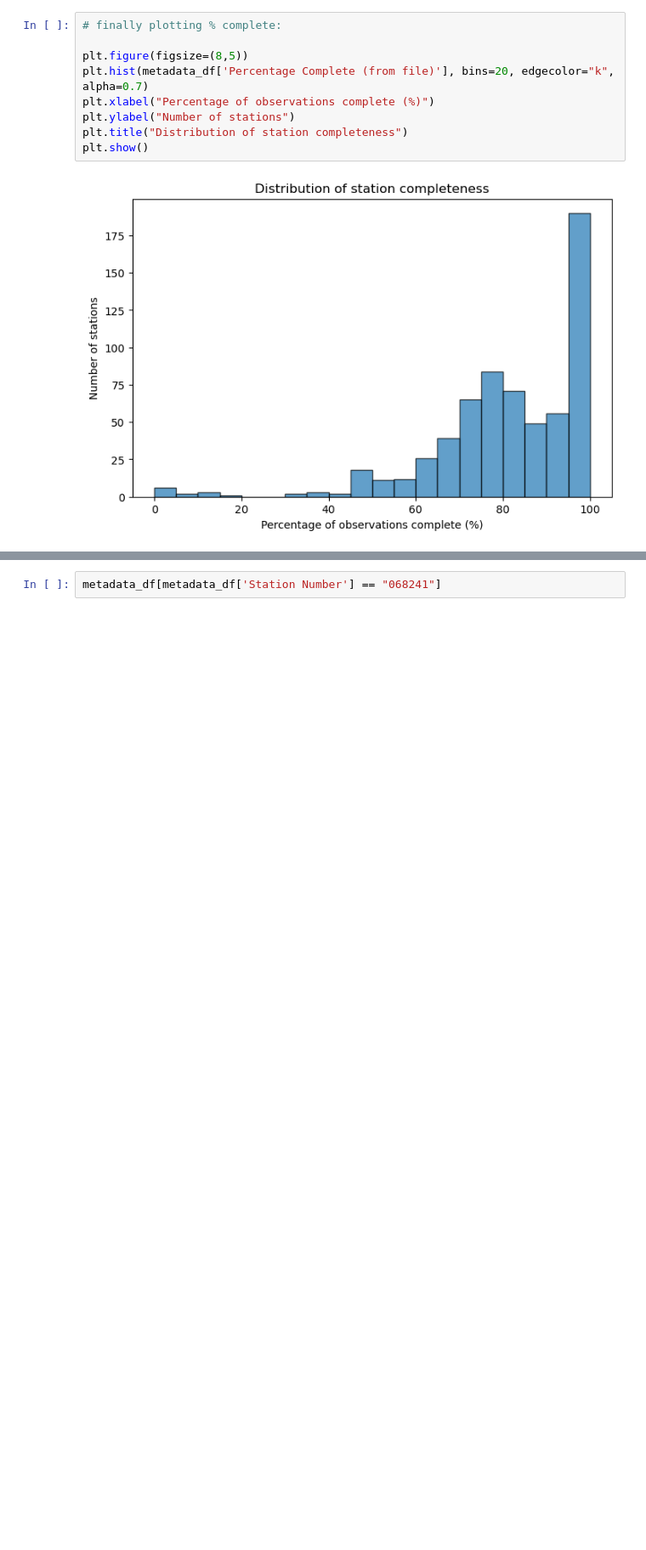
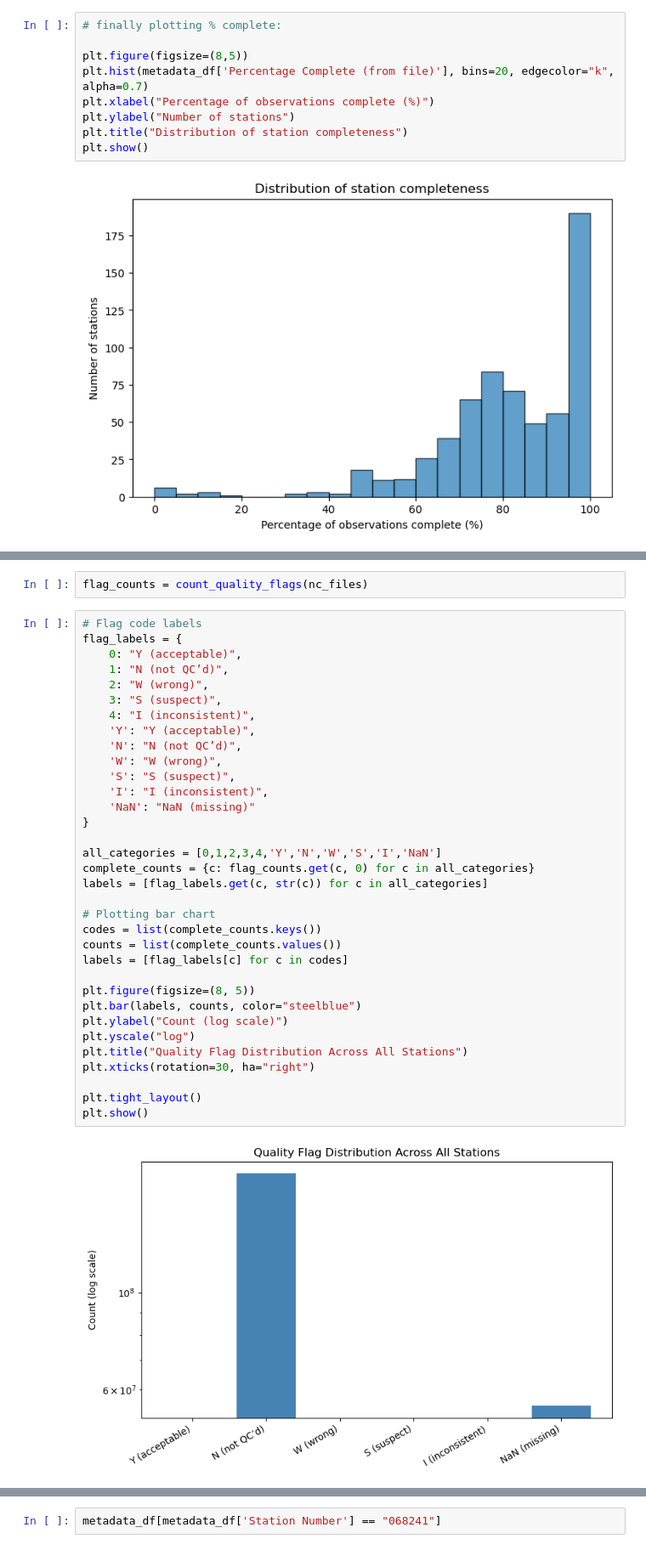
Before and after one commit to lettysolly/australia_precipitation, a Jupyter notebook: python/sanity_checks.ipynb, the cells around one changed output, grey strips where cells are left out. Shown at 85% size. Saved outputs shown, nothing was run; the diff lists cells and outputs as text; blank space fills up the shorter version.

```diff
--- a/python/sanity_checks.ipynb
+++ b/python/sanity_checks.ipynb
@@ -470,0 +643,38 @@ plt.show()
+# %%
+flag_counts = count_quality_flags(nc_files)
+# %%
+# Flag code labels
+flag_labels = {
+    0: "Y (acceptable)",
+    1: "N (not QC’d)",
+    2: "W (wrong)",
+    3: "S (suspect)",
+    4: "I (inconsistent)",
+    'Y': "Y (acceptable)",
+    'N': "N (not QC’d)",
+    'W': "W (wrong)",
+    'S': "S (suspect)",
+    'I': "I (inconsistent)",
+    'NaN': "NaN (missing)"
+}
+
+all_categories = [0,1,2,3,4,'Y','N','W','S','I','NaN']
+complete_counts = {c: flag_counts.get(c, 0) for c in all_categories}
+labels = [flag_labels.get(c, str(c)) for c in all_categories]
+
+# Plotting bar chart
+codes = list(complete_counts.keys())
+counts = list(complete_counts.values())
+labels = [flag_labels[c] for c in codes]
+
+plt.figure(figsize=(8, 5))
+plt.bar(labels, counts, color="steelblue")
+plt.ylabel("Count (log scale)")
+plt.yscale("log")
+plt.title("Quality Flag Distribution Across All Stations")
+plt.xticks(rotation=30, ha="right")
+
+plt.tight_layout()
+plt.show()
+# %% [output]
+[figure, added]
```
Also changed, not shown: parts of 21 cells of this notebook, 7 other files.
